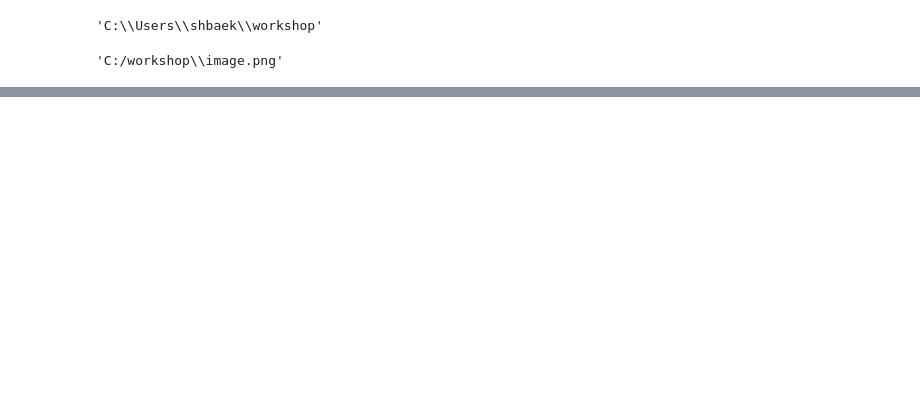
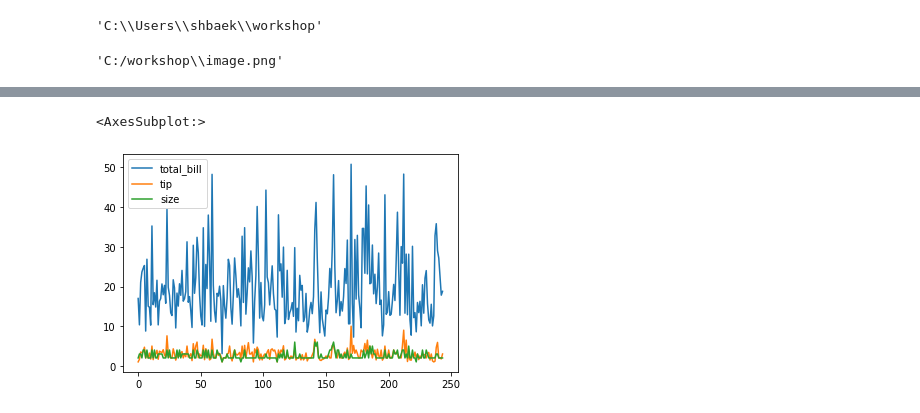
Before and after one commit to sulheebaek/2022PythonDA3rd, a Jupyter notebook: 강사노트북/Day2.ipynb, the cells around one changed output, grey strips where cells are left out. Drawn from its saved outputs; the diff is of its cells as text; code cells hidden in the pictures; blank space fills up the shorter version.

```diff
--- a/강사노트북/Day2.ipynb
+++ b/강사노트북/Day2.ipynb
@@ -159,0 +549,9 @@ shutil.copy('image.png', 'C:/workshop')
+# %%
+tips = pd.read_csv('ch08/tips.csv')
+tips_num = tips[['total_bill', 'tip', 'size']]
+tips_cat = tips[['sex', 'smoker', 'day', 'time']]
+# %%
+tips_num.plot()
+# %% [output]
+<AxesSubplot:>
+[figure, added]
```
Also changed, not shown: parts of 67 cells of this notebook.
